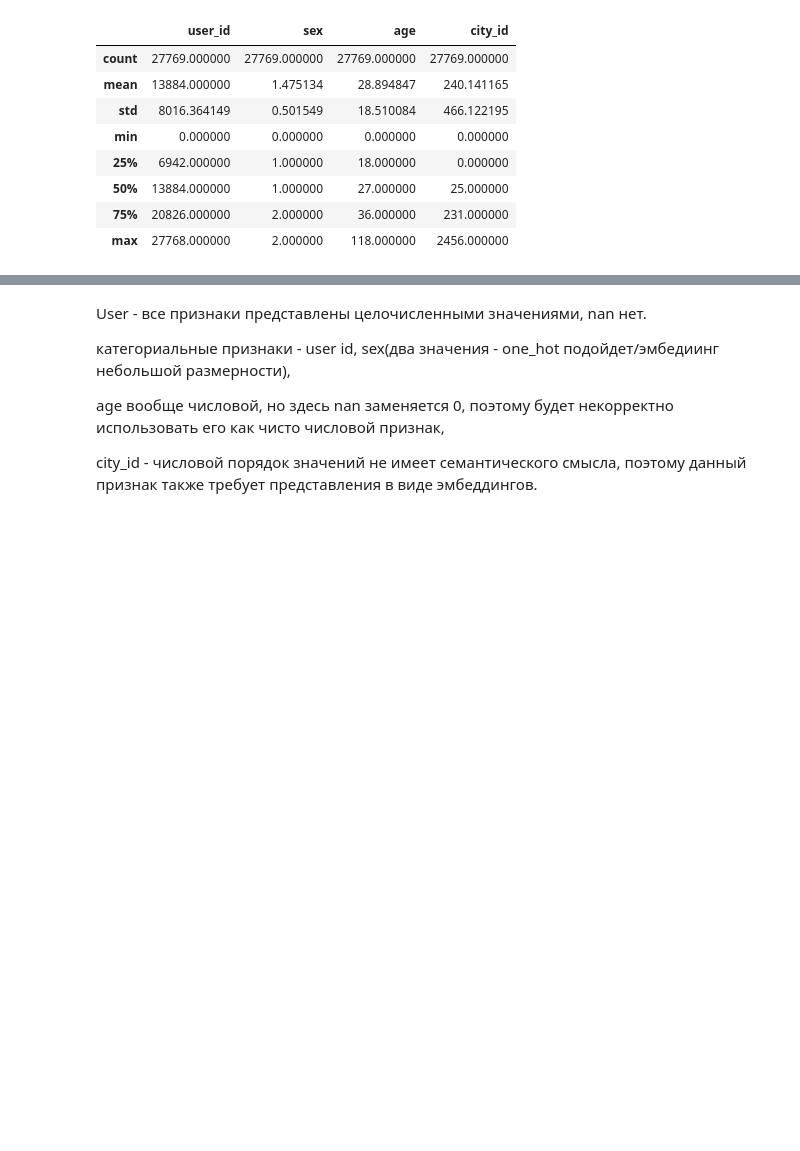
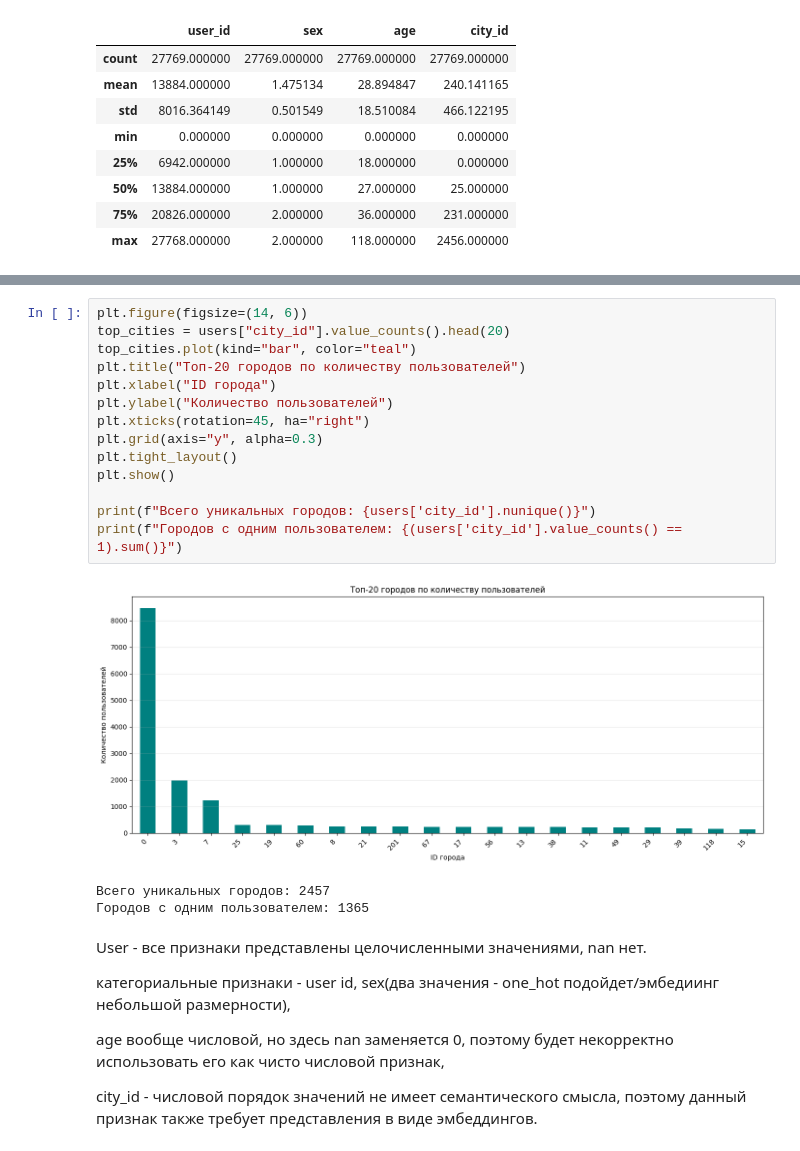
Before and after one commit to Katrysechka/dl.25, a Jupyter notebook: 01_eda.ipynb, the cells around one changed output, grey strips where cells are left out. Drawn from its saved outputs; the diff is of its cells as text; blank space fills up the shorter version.

```diff
--- a/01_eda.ipynb
+++ b/01_eda.ipynb
@@ -50,3 +106,21 @@ users.describe(include="all")
+# %%
+plt.figure(figsize=(14, 6))
+top_cities = users["city_id"].value_counts().head(20)
+top_cities.plot(kind="bar", color="teal")
+plt.title("Топ-20 городов по количеству пользователей")
+plt.xlabel("ID города")
+plt.ylabel("Количество пользователей")
+plt.xticks(rotation=45, ha="right")
+plt.grid(axis="y", alpha=0.3)
+plt.tight_layout()
+plt.show()
+
+print(f"Всего уникальных городов: {users['city_id'].nunique()}")
+print(f"Городов с одним пользователем: {(users['city_id'].value_counts() == 1).sum()}")
+# %% [output]
+[figure, added]
+Всего уникальных городов: 2457
+Городов с одним пользователем: 1365
 # %% [markdown]
 User - все признаки представлены целочисленными значениями, nan нет.
 
```
Also changed, not shown: parts of 28 cells of this notebook, 9 other files.
